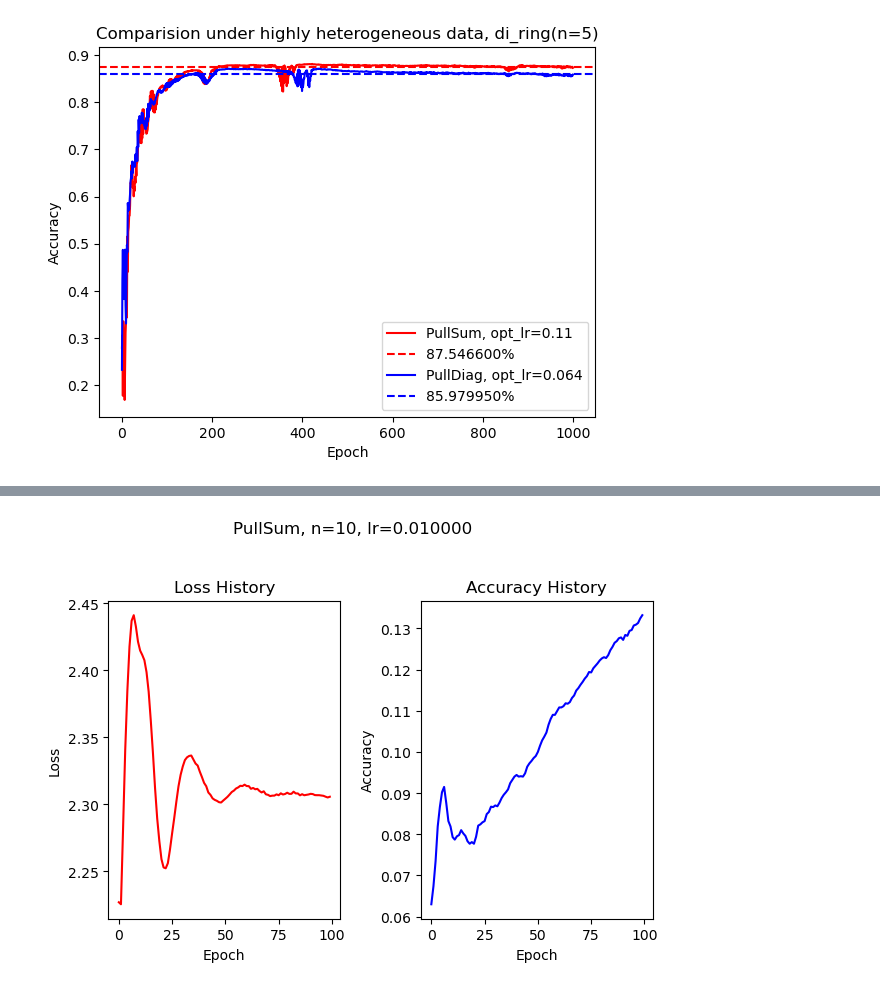
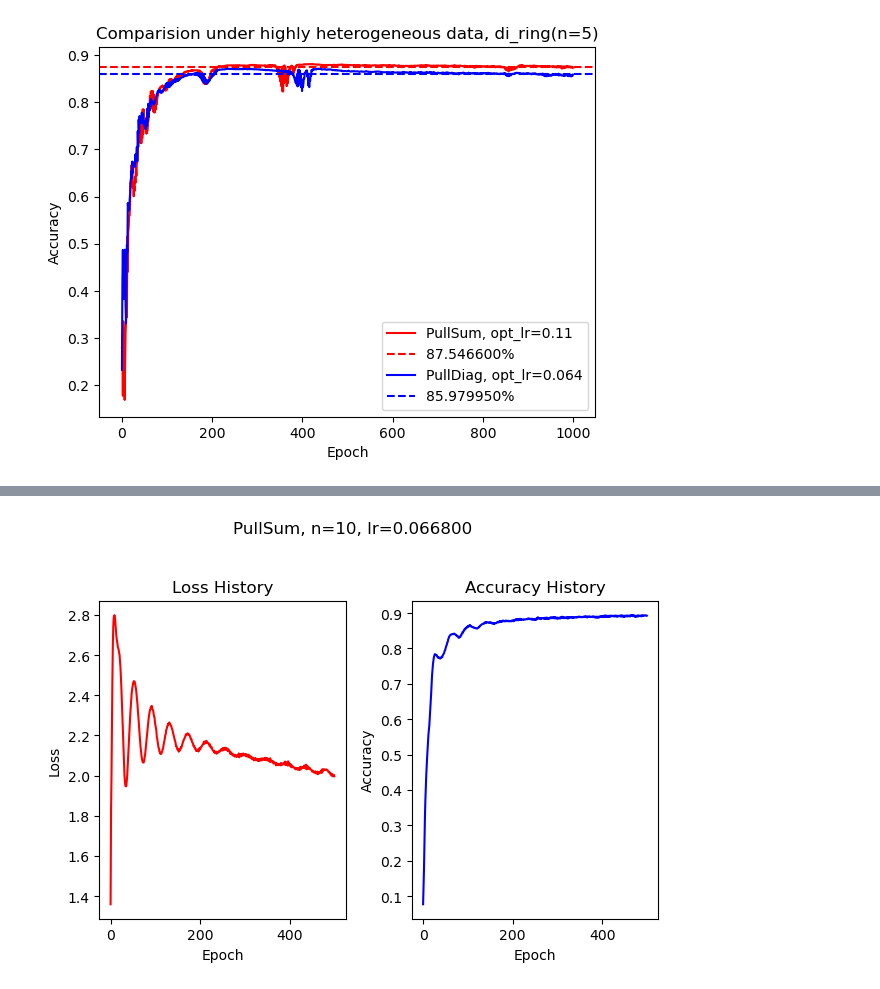
Before and after one commit to Luoxiaogan/PullSum_MNIST, a Jupyter notebook: code/神经网络实验/最终实验1.ipynb, the cells around one changed output, grey strips where cells are left out. Cells and saved outputs as stored; diff of their text form; code cells hidden in the pictures.

```diff
--- a/code/神经网络实验/最终实验1.ipynb
+++ b/code/神经网络实验/最终实验1.ipynb
@@ -444,5 +446,5 @@ B=get_B(A=A,u=2*n,n=n)
 show_row(A)
 _,__=test_row(A)
 print(f"{_:.4e}, {__:.4e}")
-h_data,y_data,X_test,y_test=prepare_node_10_hard()
+h_data,y_data,X_test,y_test=prepare_node_10_hard_linear_mix(p1=0.95,seed=49)#prepare_node_10_hard()#prepare_node_10_hard_mix(alpha=1e-2,seed=89)
 # %% [output]
@@ -456,22 +458,22 @@ S_A是: 219.49147627446297
 # %%
 Sum_ll, Sum_aa= train_PullSum(
     n=n,
     A=A,
     B=B,
     model_class=MNISTClassifier_2layer_2,
     seed_for_model=49,
     criterion_class=nn.CrossEntropyLoss,
-    epochs=100,
-    lr=1e-3,#0.14534766737788476,0.004734276782045016
+    epochs=500,
+    lr=0.006680,#0.004734276782045016,#0.14534766737788476,
     X_train_data=h_data,
     y_train_data=y_data,
     X_test_data=X_test,
     y_test_data=y_test,
     compute_accuracy=compute_accuracy_with_average_model,
     show_graph=True
 )
 # %% [output]
-[figure, old version]
+[figure, new version]
 # %%
 def objective(trial):
     # 缩小 lr 的搜索范围，在已找到的最佳值附近搜索
```
Also changed, not shown: parts of 3 cells of this notebook, 1 other file.
